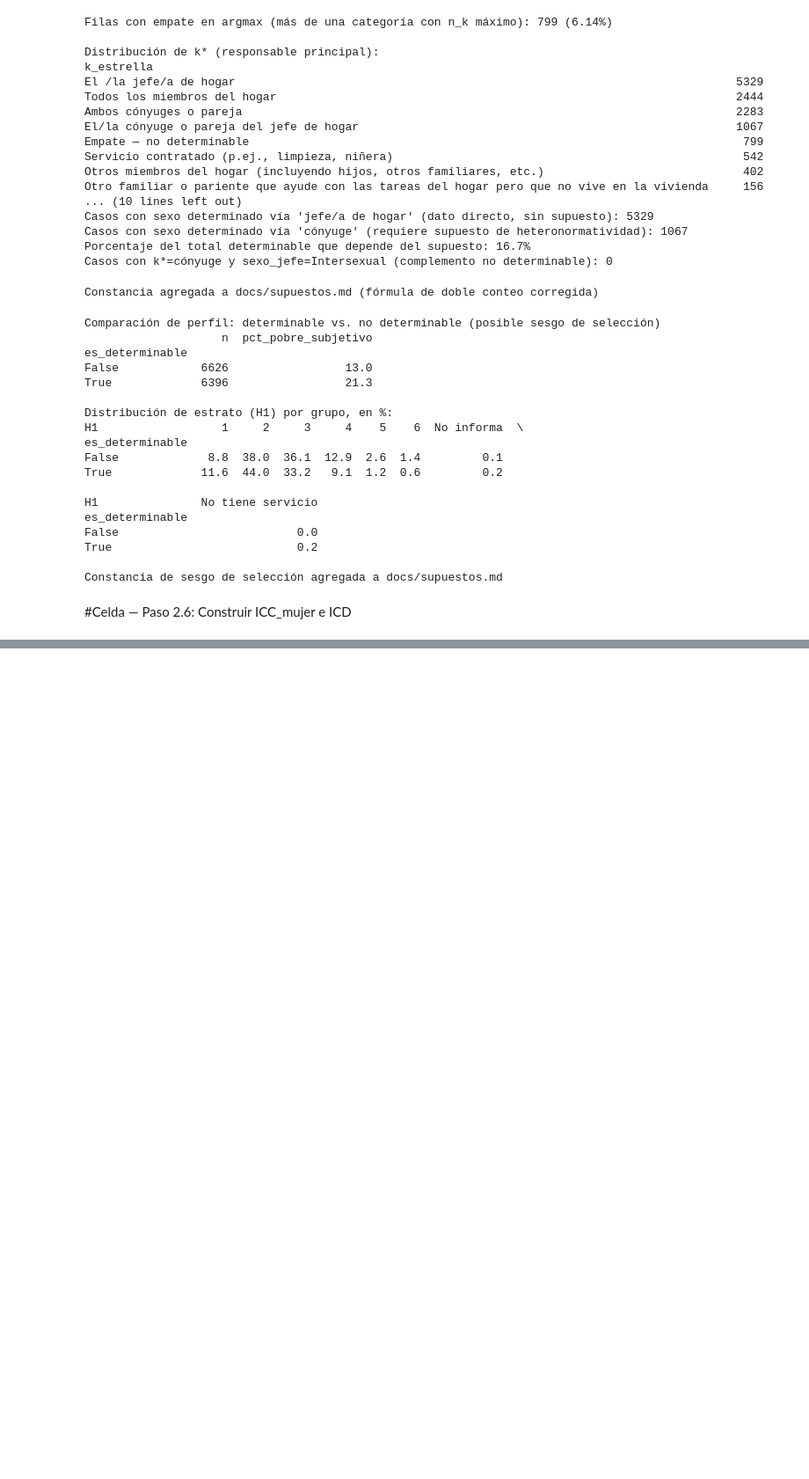
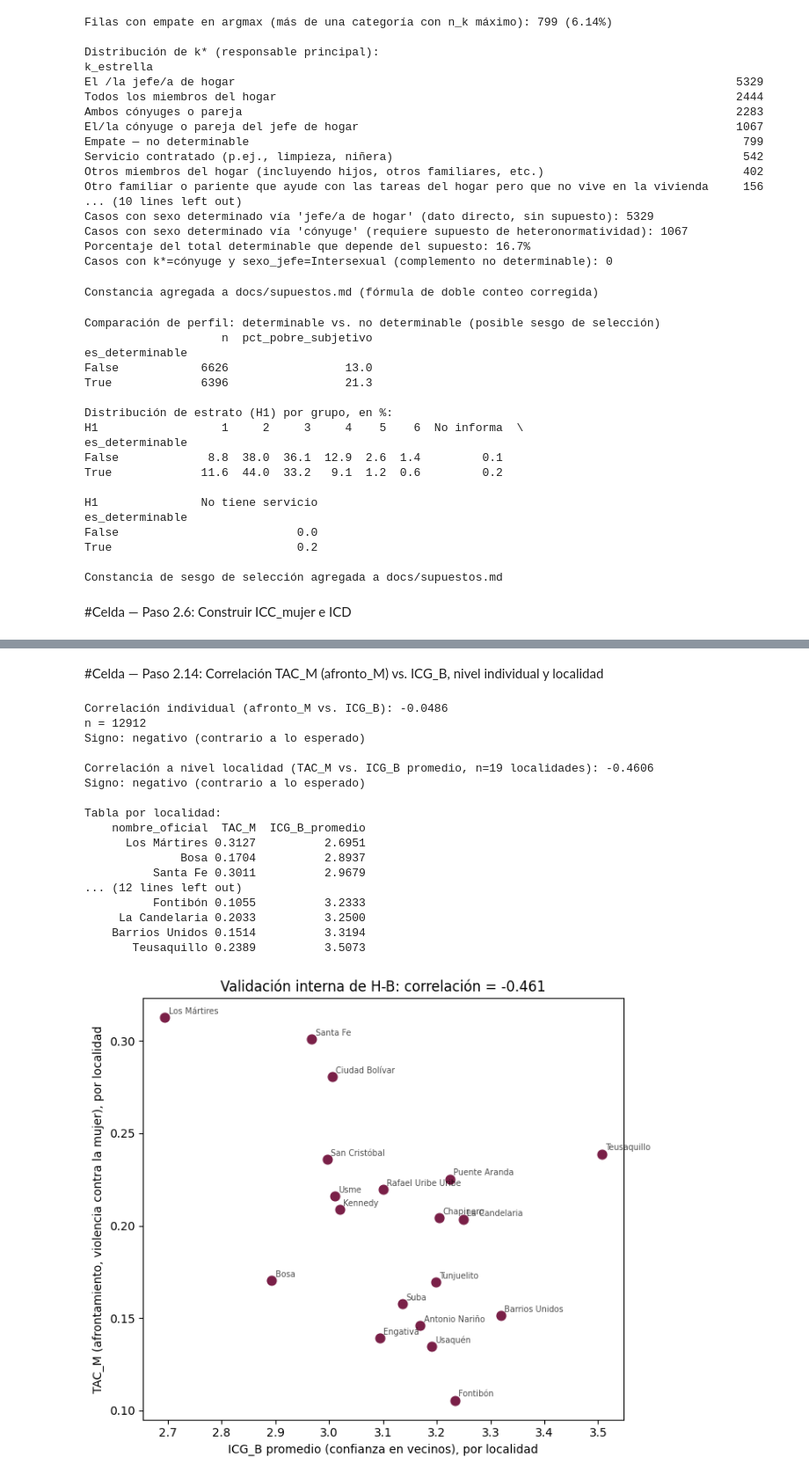
Before and after one commit to AnaTuPatrona/DataJamDistrital_Bogota2026, a Jupyter notebook: scripts/notebooks/02_indices.ipynb, the cells around one changed output, grey strips where cells are left out. Shown at 88% size. Drawn from its saved outputs; the diff is of its cells as text; code cells hidden in the pictures; blank space fills up the shorter version.

```diff
--- a/scripts/notebooks/02_indices.ipynb
+++ b/scripts/notebooks/02_indices.ipynb
@@ -580,0 +1698,68 @@ plt.show()
+# %% [markdown]
+#Celda — Paso 2.14: Correlación TAC_M (afronto_M) vs. ICG_B, nivel individual y localidad
+# %%
+# --- Nivel individual: correlación entre afronto_M (binaria) e ICG_B (continua 1-5) ---
+subset_individual = df[["afronto_M", "ICG_B"]].dropna()
+
+corr_individual = subset_individual["afronto_M"].corr(subset_individual["ICG_B"])
+n_individual = len(subset_individual)
+
+print(f"Correlación individual (afronto_M vs. ICG_B): {corr_individual:.4f}")
+print(f"n = {n_individual}")
+print(f"Signo: {'positivo (esperado)' if corr_individual > 0 else 'negativo (contrario a lo esperado)'}")
+
+# --- Nivel localidad: TAC_M ponderada por localidad vs. ICG_B promedio (ponderado) por localidad ---
+def promedio_ponderado_por_grupo(df_base, col_valor, col_peso, col_grupo):
+    return (
+        df_base.dropna(subset=[col_valor])
+        .groupby(col_grupo)
+        .apply(lambda g: (g[col_peso] * g[col_valor]).sum() / g[col_peso].sum(), include_groups=False)
+    )
+
+tac_M_localidad = tac_ponderada_por_grupo(df, "afronto_M", "fexp_calp_anu", "codigo_localidad")
+icg_b_localidad = promedio_ponderado_por_grupo(df, "ICG_B", "fexp_calp_anu", "codigo_localidad")
+
+validacion_localidad = pd.DataFrame({
+    "TAC_M": tac_M_localidad,
+    "ICG_B_promedio": icg_b_localidad,
+}).merge(dim_localidad[["codigo_localidad", "nombre_oficial"]], on="codigo_localidad", how="left")
+
+corr_localidad = validacion_localidad["TAC_M"].corr(validacion_localidad["ICG_B_promedio"])
+n_localidades_val = len(validacion_localidad)
+
+print(f"\nCorrelación a nivel localidad (TAC_M vs. ICG_B promedio, n={n_localidades_val} localidades): {corr_localidad:.4f}")
+print(f"Signo: {'positivo (esperado)' if corr_localidad > 0 else 'negativo (contrario a lo esperado)'}")
+
+print("\nTabla por localidad:")
+print(validacion_localidad[["nombre_oficial", "TAC_M", "ICG_B_promedio"]].sort_values("ICG_B_promedio").round(4).to_string(index=False))
+
+# --- Gráfico de dispersión rápido, nivel localidad ---
+fig, ax = plt.subplots(figsize=(7, 6))
+ax.scatter(validacion_localidad["ICG_B_promedio"], validacion_localidad["TAC_M"], color="#7a2048", s=60)
+for _, row in validacion_localidad.iterrows():
+    ax.annotate(row["nombre_oficial"], (row["ICG_B_promedio"], row["TAC_M"]), fontsize=7, alpha=0.7,
+                xytext=(3, 3), textcoords="offset points")
+ax.set_xlabel("ICG_B promedio (confianza en vecinos), por localidad")
+ax.set_ylabel("TAC_M (afrontamiento, violencia contra la mujer), por localidad")
+ax.set_title(f"Validación interna de H-B: correlación = {corr_localidad:.3f}")
+plt.tight_layout()
+plt.show()
+# %% [output]
+Correlación individual (afronto_M vs. ICG_B): -0.0486
+n = 12912
+Signo: negativo (contrario a lo esperado)
+
+Correlación a nivel localidad (TAC_M vs. ICG_B promedio, n=19 localidades): -0.4606
+Signo: negativo (contrario a lo esperado)
+
+Tabla por localidad:
+    nombre_oficial  TAC_M  ICG_B_promedio
+      Los Mártires 0.3127          2.6951
+              Bosa 0.1704          2.8937
+          Santa Fe 0.3011          2.9679
+... (12 lines left out)
+          Fontibón 0.1055          3.2333
+     La Candelaria 0.2033          3.2500
+    Barrios Unidos 0.1514          3.3194
+       Teusaquillo 0.2389          3.5073
+[figure, added]
```
Also changed, not shown: parts of 37 cells of this notebook, 3 other files.
